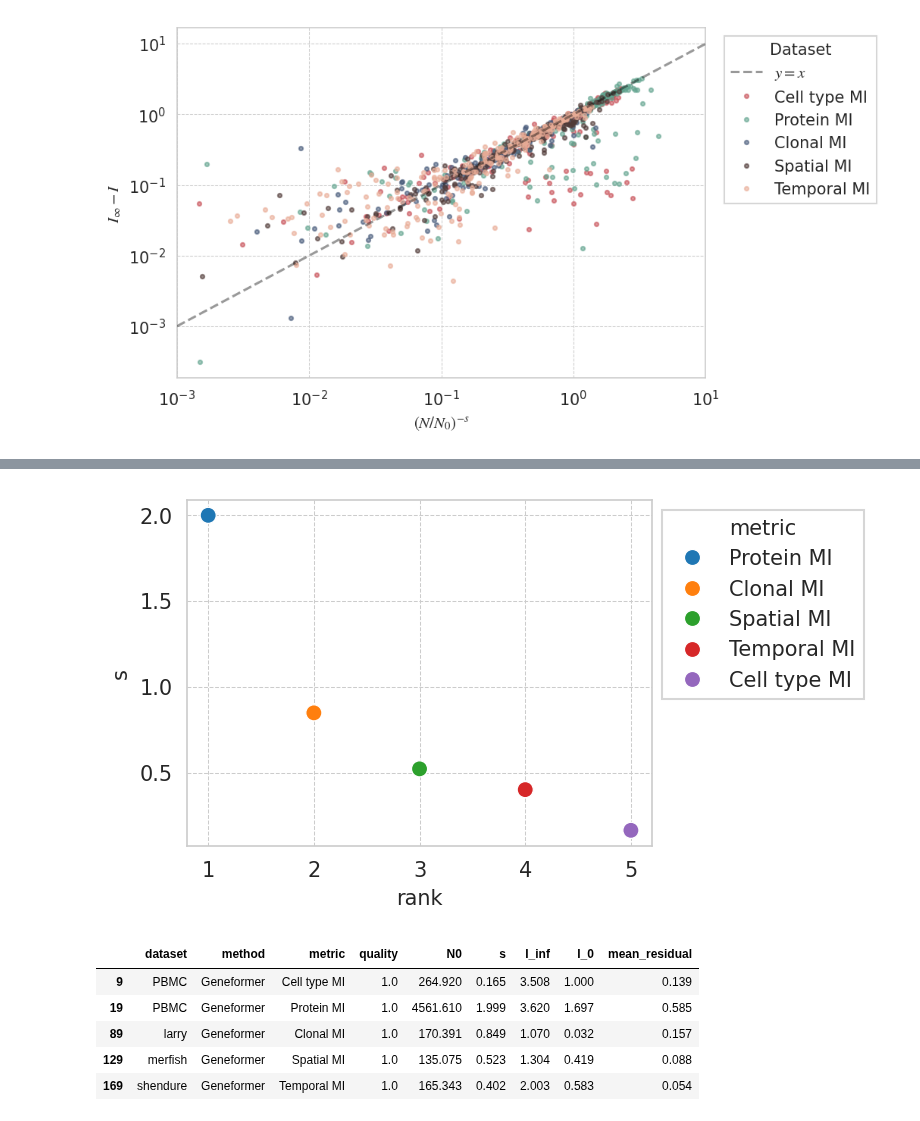
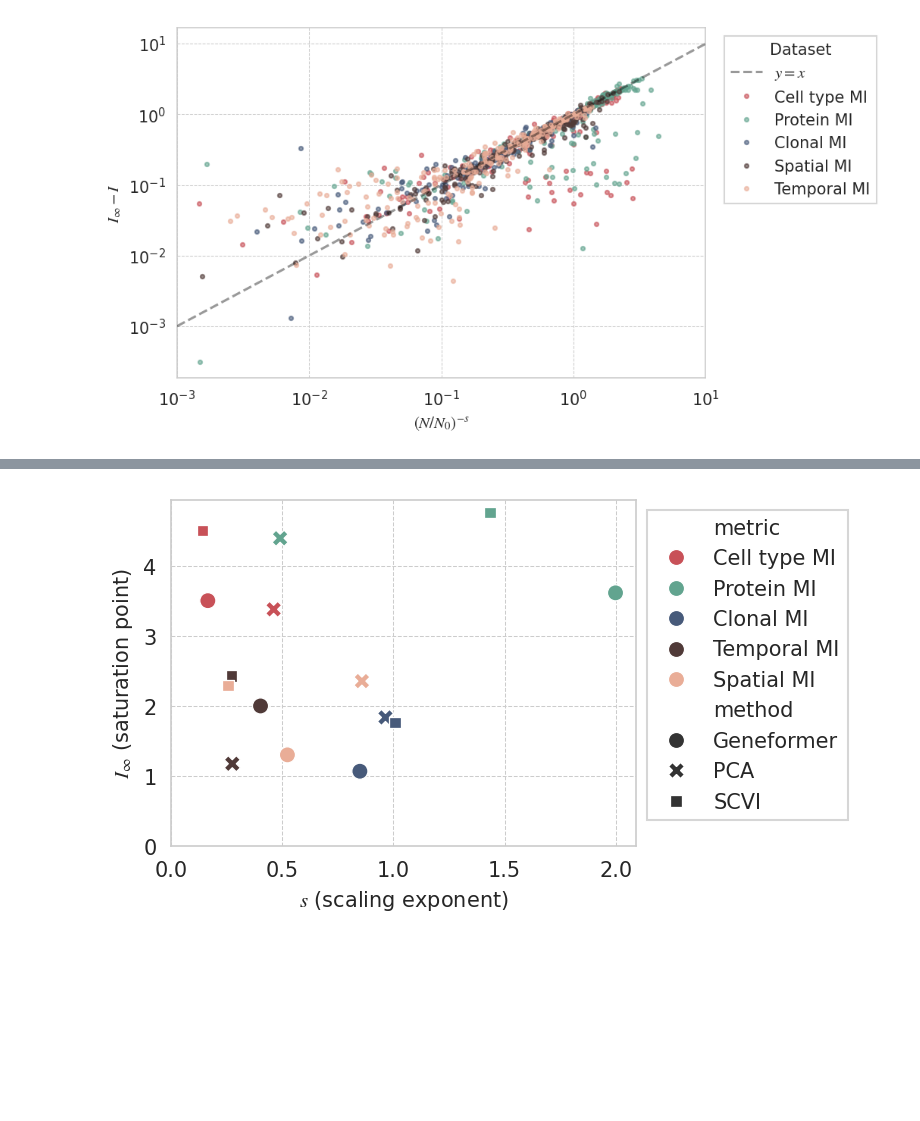
Before and after one commit to igor-sadalski/Scaling-up-measurement-noise-scaling-laws, a Jupyter notebook: analysis/cell_number_scaling.ipynb, the cells around one changed output, grey strips where cells are left out. Drawn from its saved outputs; the diff is of its cells as text; code cells hidden in the pictures; blank space fills up the shorter version.

```diff
--- a/analysis/cell_number_scaling.ipynb
+++ b/analysis/cell_number_scaling.ipynb
@@ -223,26 +208,20 @@ plt.show()
-# %%
-subset = subset[subset['method'] == 'Geneformer']
-ranked = subset.sort_values('s', ascending=False).reset_index(drop=True)
-ranked['rank'] = ranked.index + 1
-
-g = sns.scatterplot(
-    data=ranked,
-    x='rank', y='s',
-    hue='metric',
-    palette='tab10',
-    # style='method',
-    s=60,
-    edgecolor='w',
-)
-sns.move_legend(g, "upper left", bbox_to_anchor=(1, 1))
-# %% [output]
-[figure, removed]
-# %%
-subset
-# %% [output]
-|  | dataset | method | metric | quality | N0 | s | I_inf | I_0 | mean_residual |
-| 9 | PBMC | Geneformer | Cell type MI | 1.0 | 264.920 | 0.165 | 3.508 | 1.000 | 0.139 |
-| 19 | PBMC | Geneformer | Protein MI | 1.0 | 4561.610 | 1.999 | 3.620 | 1.697 | 0.585 |
-| 89 | larry | Geneformer | Clonal MI | 1.0 | 170.391 | 0.849 | 1.070 | 0.032 | 0.157 |
-| 129 | merfish | Geneformer | Spatial MI | 1.0 | 135.075 | 0.523 | 1.304 | 0.419 | 0.088 |
-| 169 | shendure | Geneformer | Temporal MI | 1.0 | 165.343 | 0.402 | 2.003 | 0.583 | 0.054 |
+# %%
+g = sns.scatterplot(
+    data=ranked,
+    x='s', y='I_inf',
+    hue='metric',
+    palette=pretty_palette,
+    style='method',
+    s=60,
+    edgecolor='w',
+    hue_order=['Cell type MI', 'Protein MI', 'Clonal MI', 'Temporal MI', 'Spatial MI'],
+    style_order=['Geneformer', 'PCA', 'SCVI',],
+)
+sns.move_legend(g, "upper left", bbox_to_anchor=(1, 1))
+plt.xlabel(r'$s$ (scaling exponent)')
+plt.ylabel(r'$I_\infty$ (saturation point)')
+plt.xlim(0)
+plt.ylim(0)
+plt.show()
+# %% [output]
+[figure, added]
```
Also changed, not shown: parts of 3 cells of this notebook, 2 other files.
